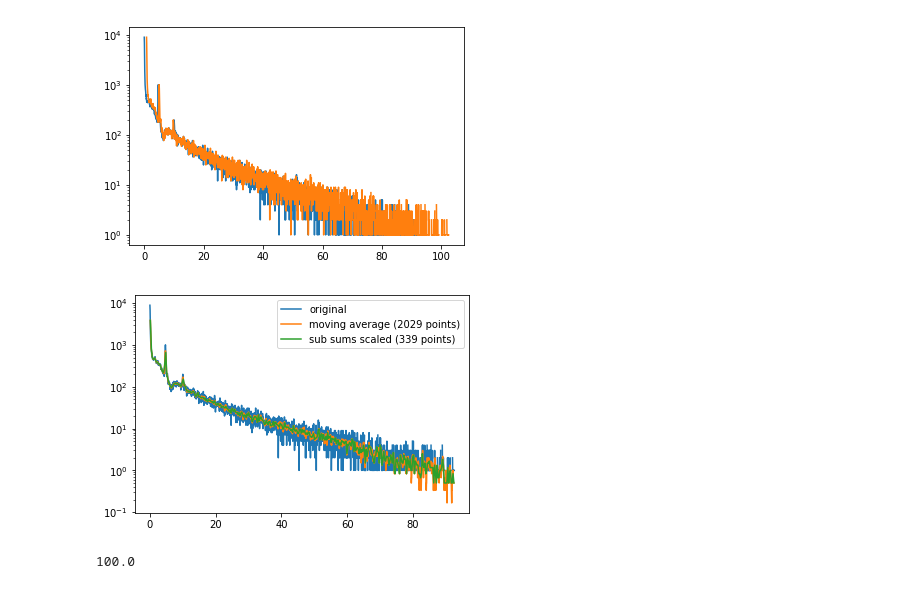
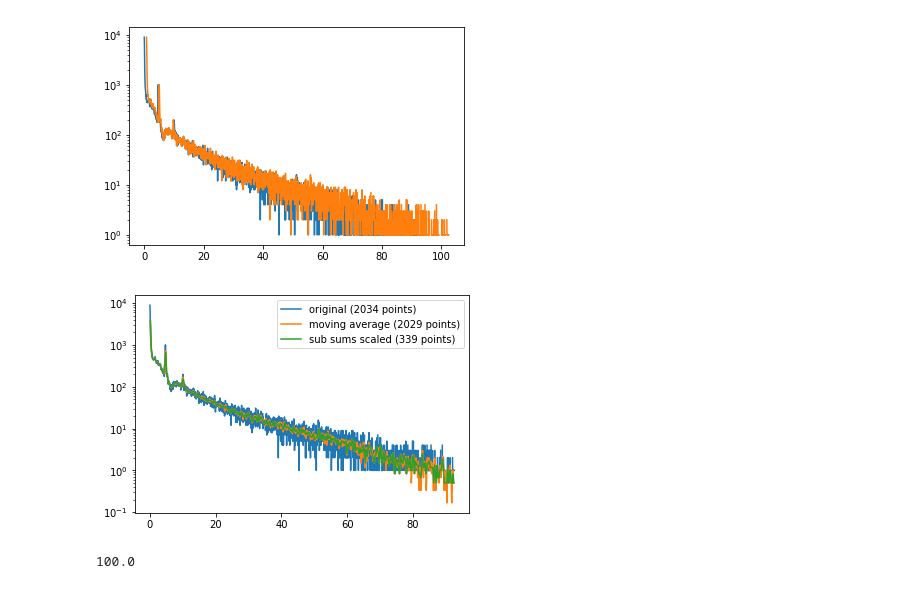
Before and after one commit to Dih5/mcareader, a Jupyter notebook: demos/intro.ipynb, the cells around one changed output. Cells and saved outputs as stored; diff of their text form; code cells hidden in the pictures.

```diff
--- a/demos/intro.ipynb
+++ b/demos/intro.ipynb
@@ -20,35 +20,36 @@ plt.show()
 # %%
 # Example: Two methods to smooth the results
 import numpy as np
-import warnings
 
 
 def moving_average(x, num=2):
     """Smooth using a moving average"""
     if num == 1:
         return x
     return np.convolve(x, np.ones((num,))/num)[(num-1):-num+1]
 
 
 def sub_sum(x, num=2):
     """Re-bin by adding counts"""
     if num == 1:
         return x
-    # If len(x) is not divisible by num, drop the last len(x)%num bins
+    # If len(x) is not divisible by num, drop the last len(x) % num bins
     return np.asarray([sum(x[i:i+num]) for i in range(0, len(x)-len(x)%num, num)])
 
 smooth = 6
-plt.semilogy(x, y, label="original")
-# Smooth with a moving average (we loss "smooth" points)
+plt.semilogy(x, y, label="original (%d points)"% len(x))
+
 plt.semilogy(moving_average(x, smooth), moving_average(y, smooth),
              label="moving average (%d points)" % len(moving_average(x, smooth)))
-# Re-bin
+
 plt.semilogy(sub_sum(x, smooth)/smooth, sub_sum(y, smooth)/smooth,
              label="sub sums scaled (%d points)" % len(sub_sum(x, smooth)))
+
 plt.legend()
 plt.show()
+# Here y must be understand as a density: the number of counts is the AREA under the curve.
 # %% [output]
-[figure, old version]
+[figure, new version]
 # %%
 # Get some data from the file
 real_time = float(s.get_variable("REAL_TIME"))
```
